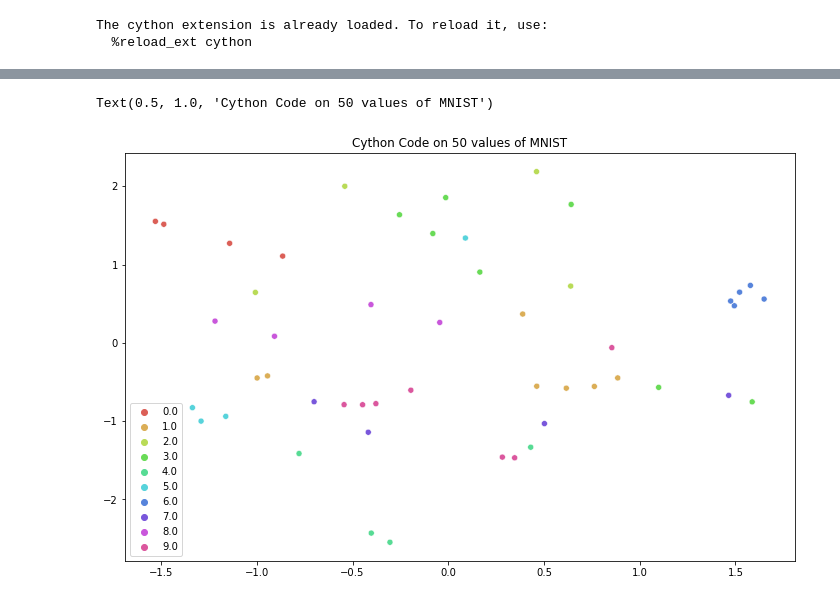
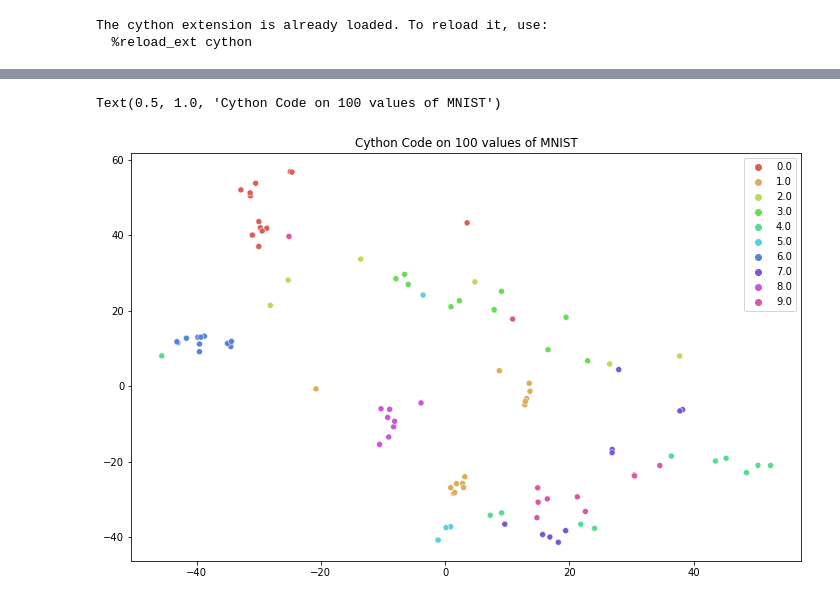
Before and after one commit to aashareddy14/tsne_project, a Jupyter notebook: Optimization.ipynb, the cells around one changed output, grey strips where cells are left out. Drawn from its saved outputs; the diff is of its cells as text; code cells hidden in the pictures.

Commit message:
added cython, clean optimization

```diff
--- a/Optimization.ipynb
+++ b/Optimization.ipynb
@@ -24,6 +18,6 @@ import pstats
 # %%
 X = np.loadtxt("Data/mnist2500_X.txt")
 labels = np.loadtxt("Data/mnist2500_labels.txt")
-small = X[:50]
+small = X[:100]
 small.shape
 # %% [output]
@@ -561,8 +582,10 @@ yout3 = tsne_opt2(small)
+# %%
+yout_cy = tsne_opt_cy(small)
 # %%
 plt.figure(figsize=(12,7.5))
-plot = sns.scatterplot(x = yout3[:,0], y = yout3[:,1], hue = labels[:50], palette = sns.hls_palette(10), legend = 'full');
-plt.title('Cython Code on 50 values of MNIST')
+plot = sns.scatterplot(x = yout_cy[:,0], y = yout_cy[:,1], hue = labels[:100], palette = sns.hls_palette(10), legend = 'full');
+plt.title('Cython Code on 100 values of MNIST')
 # %% [output]
-Text(0.5, 1.0, 'Cython Code on 50 values of MNIST')
+Text(0.5, 1.0, 'Cython Code on 100 values of MNIST')
-[figure, old version]
+[figure, new version]
 # %%
```
Also changed, not shown: parts of 31 cells of this notebook.
